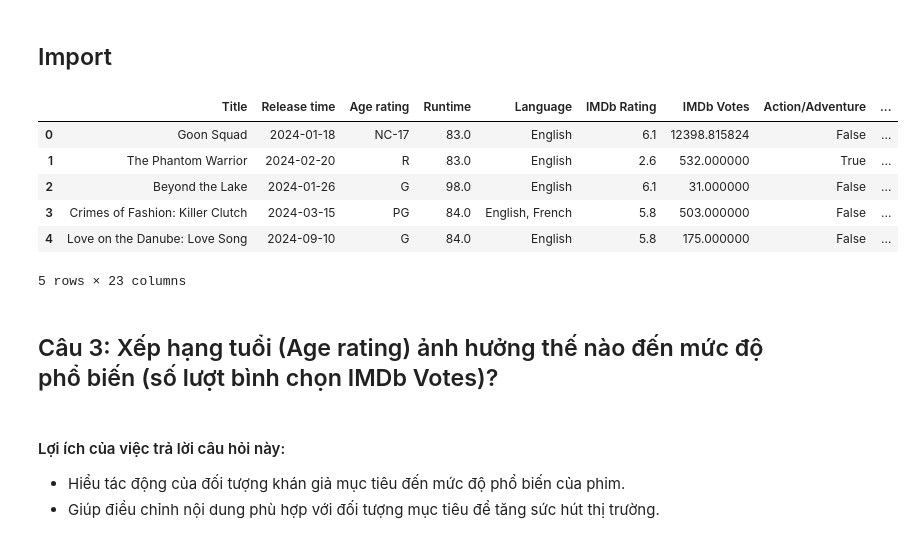
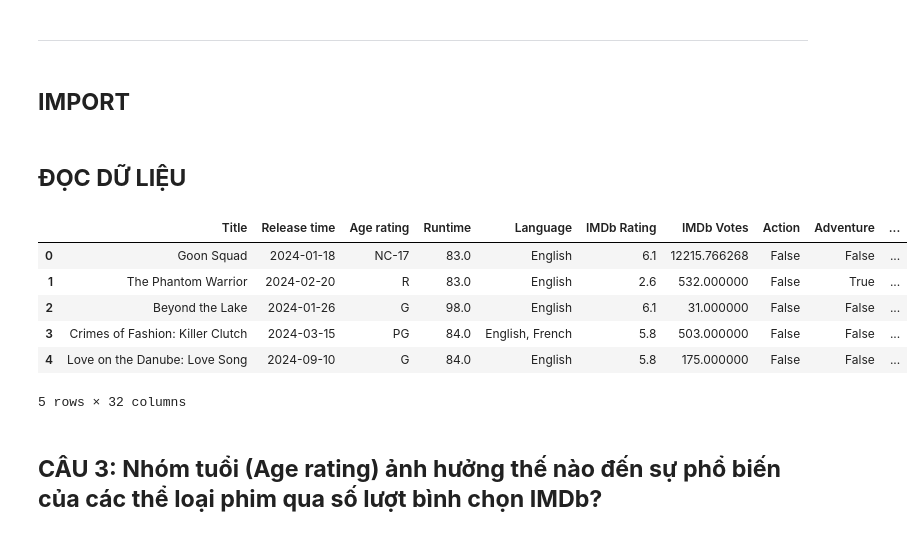
Before and after one commit to alpaca3000/IntroToDS, a Jupyter notebook: Source_codes/AnsweringQuestion_3.ipynb, the cells around one changed output. Saved outputs shown, nothing was run; the diff lists cells and outputs as text; code cells hidden in the pictures.

```diff
--- a/Source_codes/AnsweringQuestion_3.ipynb
+++ b/Source_codes/AnsweringQuestion_3.ipynb
@@ -1,3 +3,5 @@
 # %% [markdown]
-## Import
+---
+# %% [markdown]
+## **IMPORT**
 # %%
@@ -8,18 +11,15 @@ import matplotlib.pyplot as plt
-# %%
-file_path = '../Data/movie_data.csv'
-movie_data = pd.read_csv(file_path)
-movie_data.head()
-# %% [output]
-|  | Title | Release time | Age rating | Runtime | Language | IMDb Rating | IMDb Votes | Action/Adventure | ... |
-| 0 | Goon Squad | 2024-01-18 | NC-17 | 83.0 | English | 6.1 | 12398.815824 | False | ... |
-| 1 | The Phantom Warrior | 2024-02-20 | R | 83.0 | English | 2.6 | 532.000000 | True | ... |
-| 2 | Beyond the Lake | 2024-01-26 | G | 98.0 | English | 6.1 | 31.000000 | False | ... |
-| 3 | Crimes of Fashion: Killer Clutch | 2024-03-15 | PG | 84.0 | English, French | 5.8 | 503.000000 | False | ... |
-| 4 | Love on the Danube: Love Song | 2024-09-10 | G | 84.0 | English | 5.8 | 175.000000 | False | ... |
-5 rows × 23 columns
+# %% [markdown]
+## **ĐỌC DỮ LIỆU**
+# %%
+df = pd.read_csv('../Data/movie_data.csv')
+df.head(5)
+# %% [output]
+|  | Title | Release time | Age rating | Runtime | Language | IMDb Rating | IMDb Votes | Action | Adventure | ... |
+| 0 | Goon Squad | 2024-01-18 | NC-17 | 83.0 | English | 6.1 | 12215.766268 | False | False | ... |
+| 1 | The Phantom Warrior | 2024-02-20 | R | 83.0 | English | 2.6 | 532.000000 | False | True | ... |
+| 2 | Beyond the Lake | 2024-01-26 | G | 98.0 | English | 6.1 | 31.000000 | False | False | ... |
+| 3 | Crimes of Fashion: Killer Clutch | 2024-03-15 | PG | 84.0 | English, French | 5.8 | 503.000000 | False | False | ... |
+| 4 | Love on the Danube: Love Song | 2024-09-10 | G | 84.0 | English | 5.8 | 175.000000 | False | False | ... |
+5 rows × 32 columns
 # %% [markdown]
-## Câu 3: Xếp hạng tuổi (Age rating) ảnh hưởng thế nào đến mức độ phổ biến (số lượt bình chọn IMDb Votes)?
+## **CÂU 3: Nhóm tuổi (Age rating) ảnh hưởng thế nào đến sự phổ biến của các thể loại phim qua số lượt bình chọn IMDb?**
-# %% [markdown]
-#### Lợi ích của việc trả lời câu hỏi này:
-- Hiểu tác động của đối tượng khán giả mục tiêu đến mức độ phổ biến của phim.
-- Giúp điều chỉnh nội dung phù hợp với đối tượng mục tiêu để tăng sức hút thị trường.
```
Also changed, not shown: parts of 18 cells of this notebook, 1 other file.
